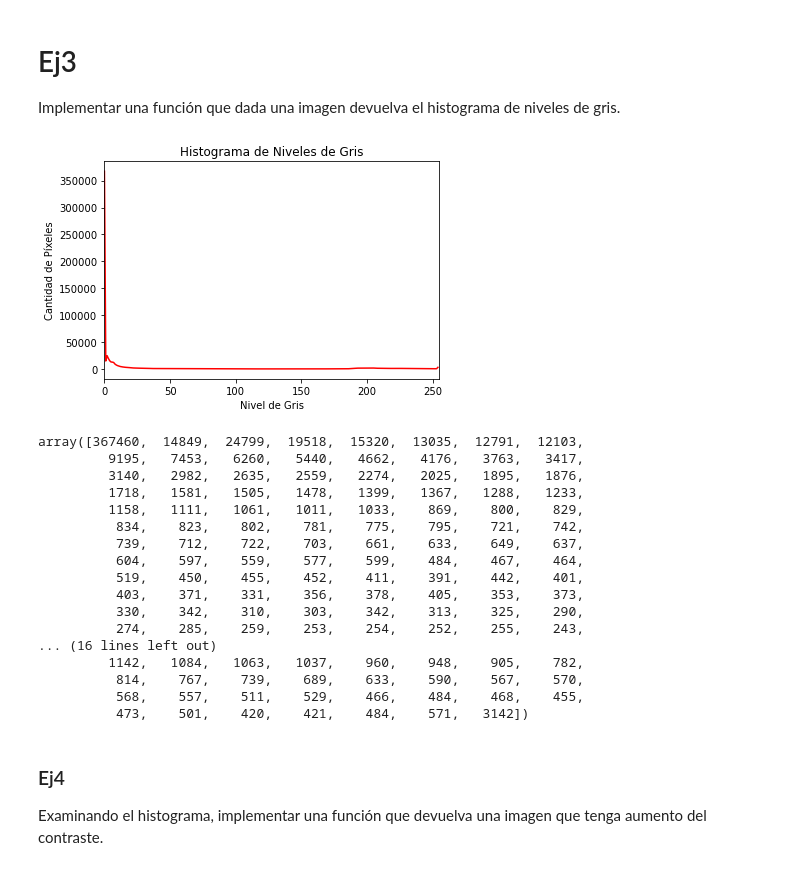
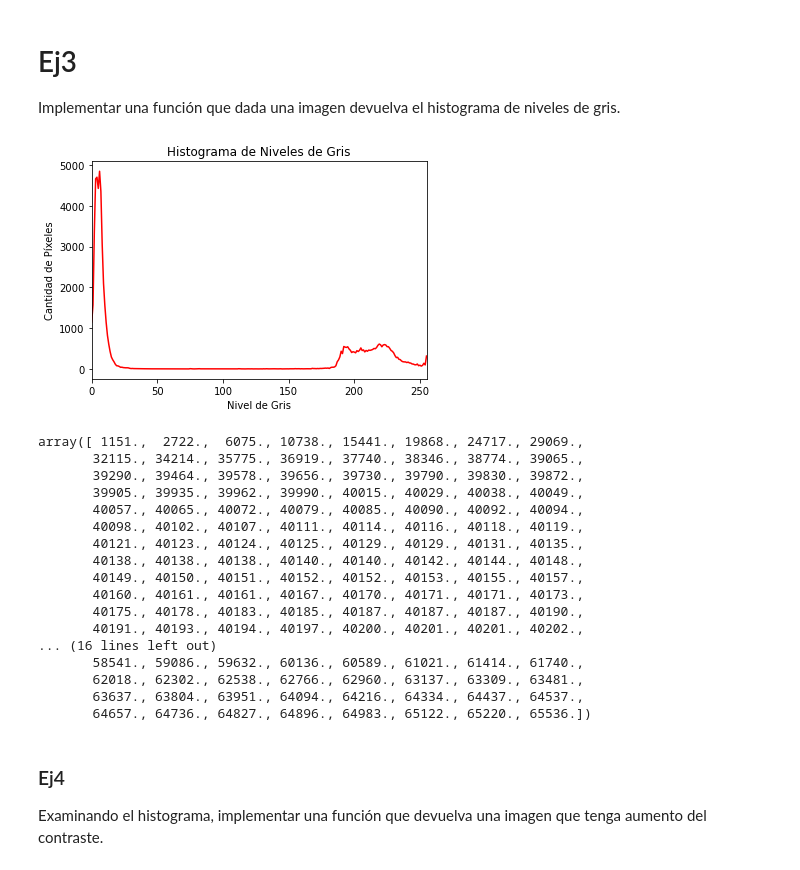
Before and after one commit to KenetC/ProcImg, a Jupyter notebook: Labos/Practica1.ipynb, the cells around one changed output. Saved outputs shown, nothing was run; the diff lists cells and outputs as text; code cells hidden in the pictures.

```diff
--- a/Labos/Practica1.ipynb
+++ b/Labos/Practica1.ipynb
@@ -43,37 +43,41 @@ def f3(ruta:str, mostrar:bool=False):
     if img is None:
         print("Error ruta no valida")
         exit()
-    max_val = np.iinfo(img.dtype).max
-    histogram, _ = np.histogram(img,bins=np.arange(max_val+1))
+    bins = np.iinfo(img.dtype).max+1
+    histogram = np.zeros(bins)
+    for i in range(bins):
+        for j in range(bins):
+            gris = img[i,j]
+            histogram[gris] += 1
     if mostrar :
         plt.plot(histogram, color='red')
         plt.title('Histograma de Niveles de Gris')
         plt.xlabel('Nivel de Gris')
         plt.ylabel('Cantidad de Píxeles')
-        plt.xlim([0,max_val])
+        plt.xlim([0,bins-1])
         plt.show()
     return histogram
 # %%
-f3(ruta1,mostrar = True)
+f3(ruta1,mostrar = True).cumsum()
 # %% [output]
-[figure, old version]
+[figure, new version]
-array([367460,  14849,  24799,  19518,  15320,  13035,  12791,  12103,
-         9195,   7453,   6260,   5440,   4662,   4176,   3763,   3417,
-         3140,   2982,   2635,   2559,   2274,   2025,   1895,   1876,
-         1718,   1581,   1505,   1478,   1399,   1367,   1288,   1233,
-         1158,   1111,   1061,   1011,   1033,    869,    800,    829,
-          834,    823,    802,    781,    775,    795,    721,    742,
-          739,    712,    722,    703,    661,    633,    649,    637,
-          604,    597,    559,    577,    599,    484,    467,    464,
-          519,    450,    455,    452,    411,    391,    442,    401,
-          403,    371,    331,    356,    378,    405,    353,    373,
-          330,    342,    310,    303,    342,    313,    325,    290,
-          274,    285,    259,    253,    254,    252,    255,    243,
+array([ 1151.,  2722.,  6075., 10738., 15441., 19868., 24717., 29069.,
+       32115., 34214., 35775., 36919., 37740., 38346., 38774., 39065.,
+       39290., 39464., 39578., 39656., 39730., 39790., 39830., 39872.,
+       39905., 39935., 39962., 39990., 40015., 40029., 40038., 40049.,
+       40057., 40065., 40072., 40079., 40085., 40090., 40092., 40094.,
+       40098., 40102., 40107., 40111., 40114., 40116., 40118., 40119.,
+       40121., 40123., 40124., 40125., 40129., 40129., 40131., 40135.,
+       40138., 40138., 40138., 40140., 40140., 40142., 40144., 40148.,
+       40149., 40150., 40151., 40152., 40152., 40153., 40155., 40157.,
+       40160., 40161., 40161., 40167., 40170., 40171., 40171., 40173.,
+       40175., 40178., 40183., 40185., 40187., 40187., 40187., 40190.,
+       40191., 40193., 40194., 40197., 40200., 40201., 40201., 40202.,
 ... (16 lines left out)
-         1142,   1084,   1063,   1037,    960,    948,    905,    782,
-          814,    767,    739,    689,    633,    590,    567,    570,
-          568,    557,    511,    529,    466,    484,    468,    455,
-          473,    501,    420,    421,    484,    571,   3142])
+       58541., 59086., 59632., 60136., 60589., 61021., 61414., 61740.,
+       62018., 62302., 62538., 62766., 62960., 63137., 63309., 63481.,
+       63637., 63804., 63951., 64094., 64216., 64334., 64437., 64537.,
+       64657., 64736., 64827., 64896., 64983., 65122., 65220., 65536.])
 # %% [markdown]
 ### Ej4
 Examinando el histograma, implementar una función que devuelva una imagen que tenga aumento del contraste.
```
Also changed, not shown: parts of 14 cells of this notebook.
